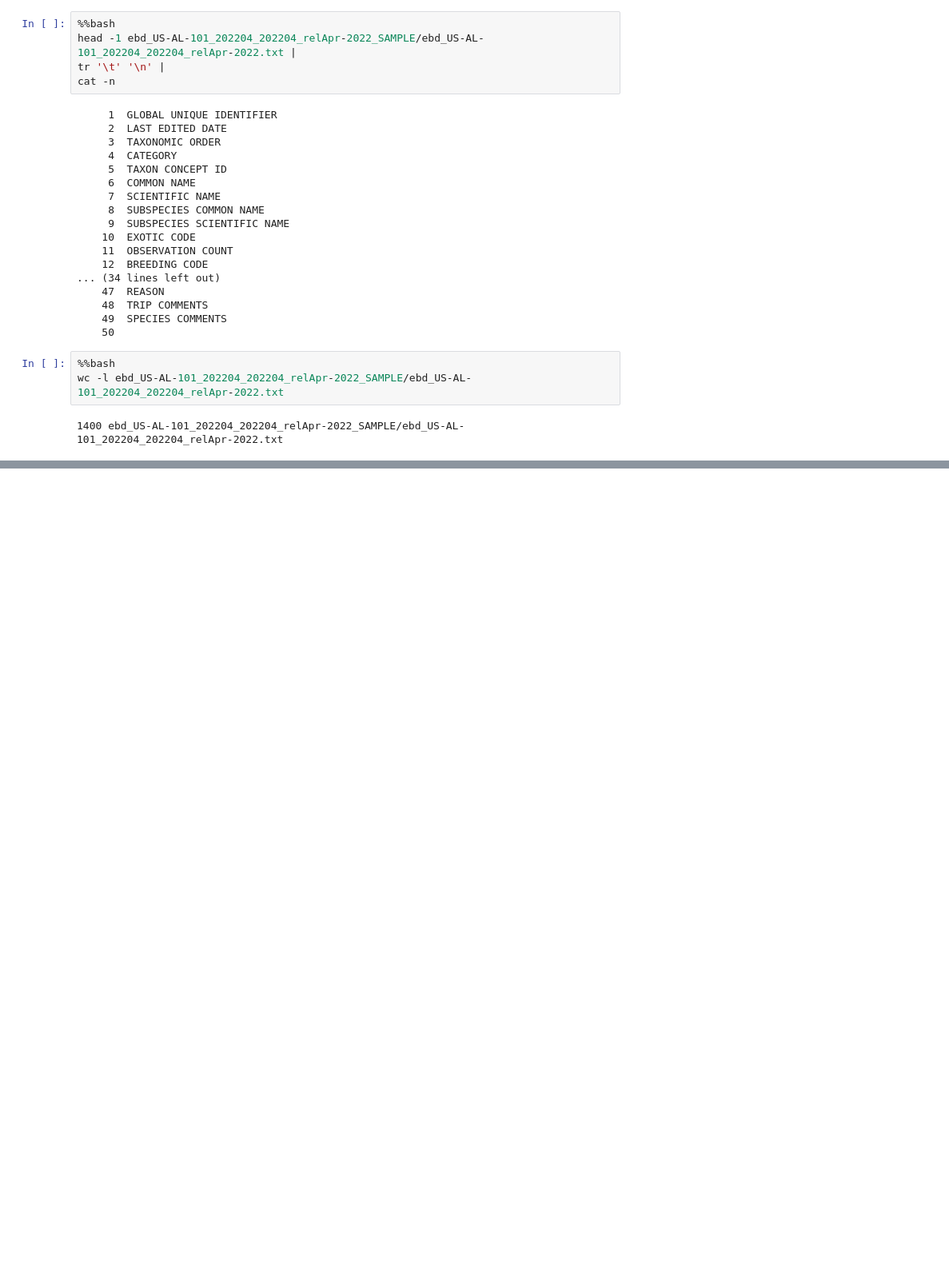
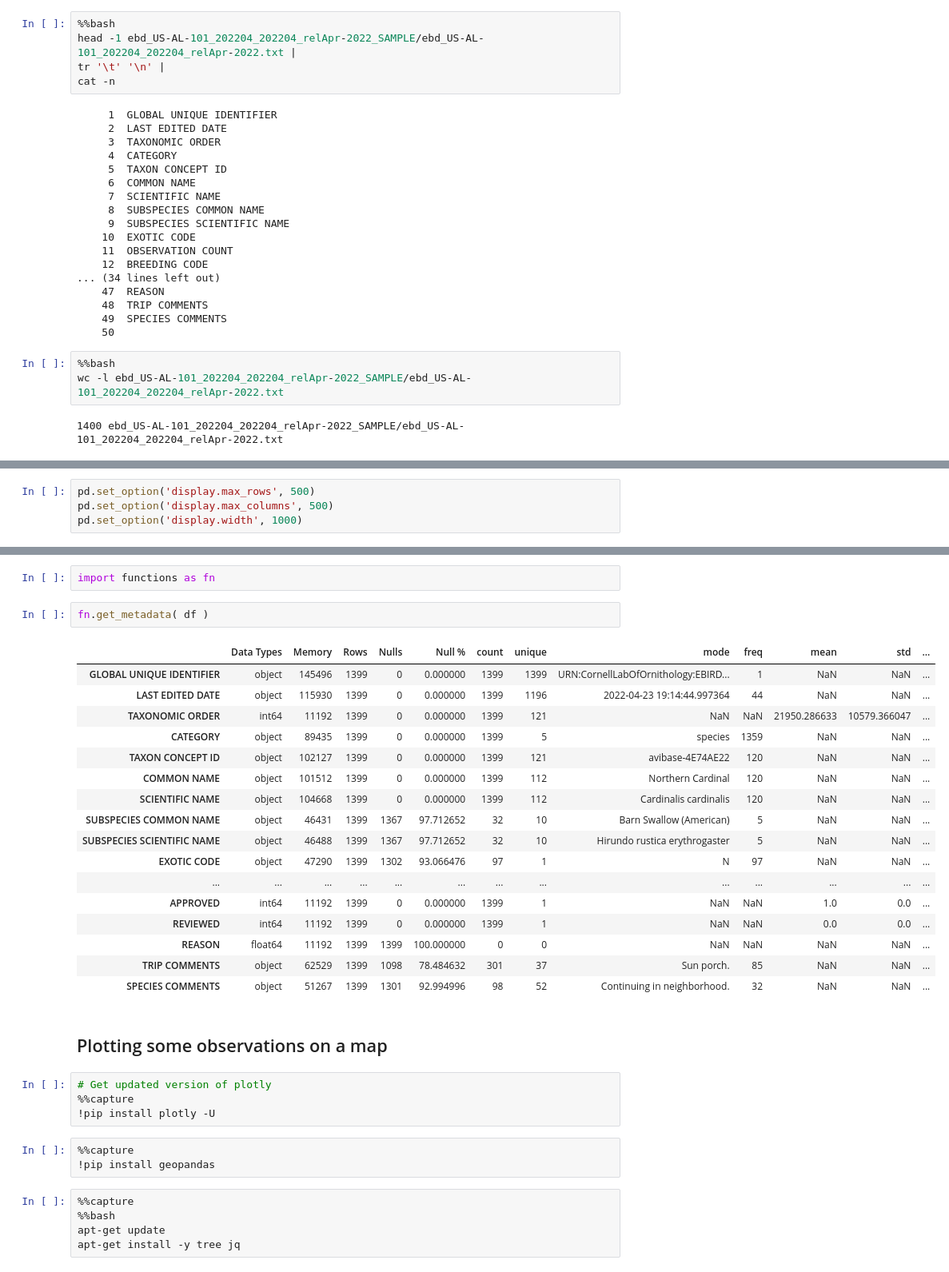
Before and after one commit to rwcitek/C11-capstone-project, a Jupyter notebook: eBird/ebird_sample.ipynb, the cells around one changed output, grey strips where cells are left out. Shown: that part at 80% size. Saved outputs shown, nothing was run; the diff lists cells and outputs as text; blank space fills up the shorter version.

```diff
--- a/eBird/ebird_sample.ipynb
+++ b/eBird/ebird_sample.ipynb
@@ -109,0 +112,4 @@ wc -l ebd_US-AL-101_202204_202204_relApr-2022_SAMPLE/ebd_US-AL-101_202204_202204
+# %%
+pd.set_option('display.max_rows', 500)
+pd.set_option('display.max_columns', 500)
+pd.set_option('display.width', 1000)
@@ -109,0 +158,36 @@ wc -l ebd_US-AL-101_202204_202204_relApr-2022_SAMPLE/ebd_US-AL-101_202204_202204
+# %%
+import functions as fn
+# %%
+fn.get_metadata( df )
+# %% [output]
+|  | Data Types | Memory | Rows | Nulls | Null % | count | unique | mode | freq | mean | std | ... |
+| GLOBAL UNIQUE IDENTIFIER | object | 145496 | 1399 | 0 | 0.000000 | 1399 | 1399 | URN:CornellLabOfOrnithology:EBIRD... | 1 | NaN | NaN | ... |
+| LAST EDITED DATE | object | 115930 | 1399 | 0 | 0.000000 | 1399 | 1196 | 2022-04-23 19:14:44.997364 | 44 | NaN | NaN | ... |
+| TAXONOMIC ORDER | int64 | 11192 | 1399 | 0 | 0.000000 | 1399 | 121 | NaN | NaN | 21950.286633 | 10579.366047 | ... |
+| CATEGORY | object | 89435 | 1399 | 0 | 0.000000 | 1399 | 5 | species | 1359 | NaN | NaN | ... |
+| TAXON CONCEPT ID | object | 102127 | 1399 | 0 | 0.000000 | 1399 | 121 | avibase-4E74AE22 | 120 | NaN | NaN | ... |
+| COMMON NAME | object | 101512 | 1399 | 0 | 0.000000 | 1399 | 112 | Northern Cardinal | 120 | NaN | NaN | ... |
+| SCIENTIFIC NAME | object | 104668 | 1399 | 0 | 0.000000 | 1399 | 112 | Cardinalis cardinalis | 120 | NaN | NaN | ... |
+| SUBSPECIES COMMON NAME | object | 46431 | 1399 | 1367 | 97.712652 | 32 | 10 | Barn Swallow (American) | 5 | NaN | NaN | ... |
+| SUBSPECIES SCIENTIFIC NAME | object | 46488 | 1399 | 1367 | 97.712652 | 32 | 10 | Hirundo rustica erythrogaster | 5 | NaN | NaN | ... |
+| EXOTIC CODE | object | 47290 | 1399 | 1302 | 93.066476 | 97 | 1 | N | 97 | NaN | NaN | ... |
+| ... | ... | ... | ... | ... | ... | ... | ... | ... | ... | ... | ... | ... |
+| APPROVED | int64 | 11192 | 1399 | 0 | 0.000000 | 1399 | 1 | NaN | NaN | 1.0 | 0.0 | ... |
+| REVIEWED | int64 | 11192 | 1399 | 0 | 0.000000 | 1399 | 1 | NaN | NaN | 0.0 | 0.0 | ... |
+| REASON | float64 | 11192 | 1399 | 1399 | 100.000000 | 0 | 0 | NaN | NaN | NaN | NaN | ... |
+| TRIP COMMENTS | object | 62529 | 1399 | 1098 | 78.484632 | 301 | 37 | Sun porch. | 85 | NaN | NaN | ... |
+| SPECIES COMMENTS | object | 51267 | 1399 | 1301 | 92.994996 | 98 | 52 | Continuing in neighborhood. | 32 | NaN | NaN | ... |
+# %% [markdown]
+## Plotting some observations on a map
+# %%
+# Get updated version of plotly
+%%capture
+!pip install plotly -U
+# %%
+%%capture
+!pip install geopandas
+# %%
+%%capture
+%%bash
+apt-get update
+apt-get install -y tree jq
```
Also changed, not shown: parts of 25 cells of this notebook.
